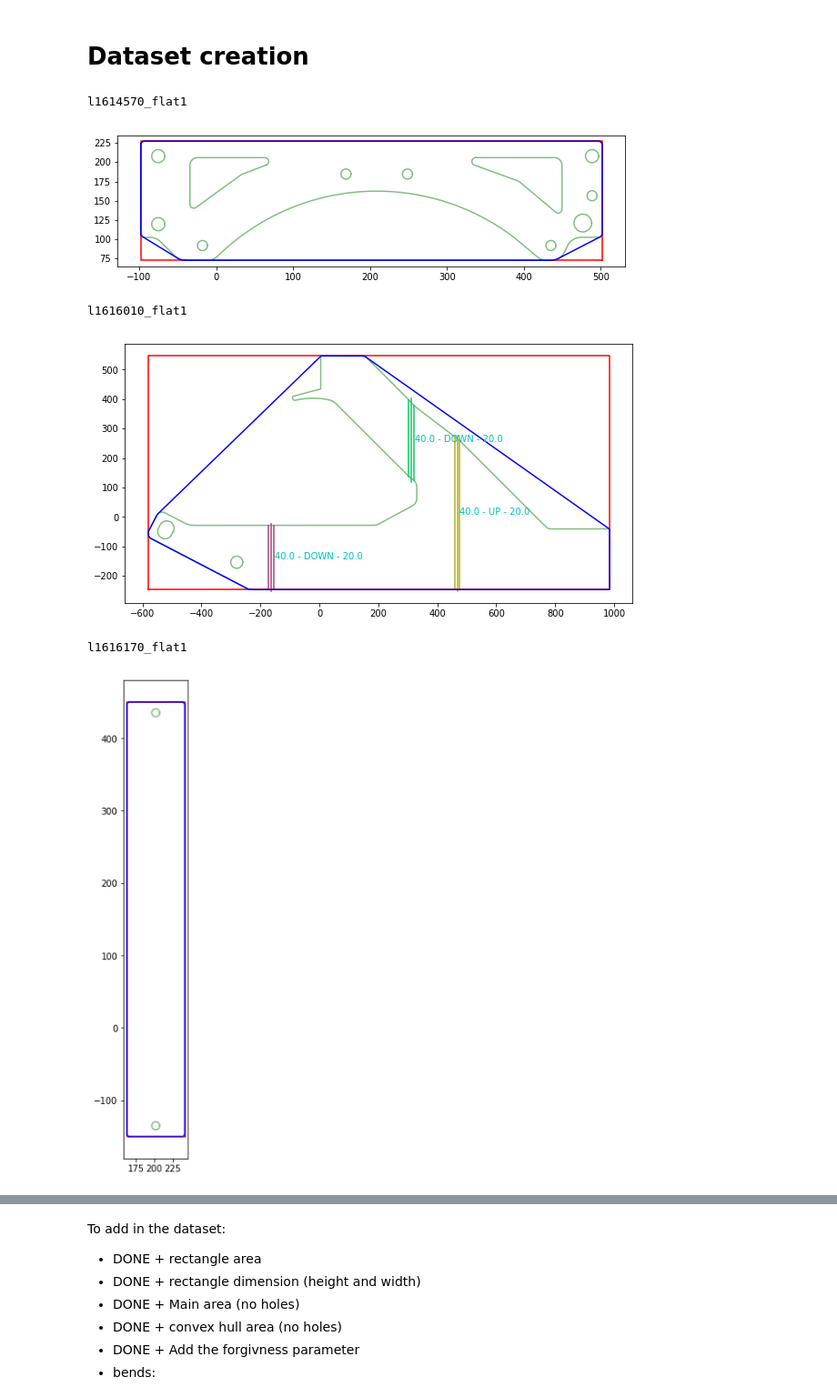
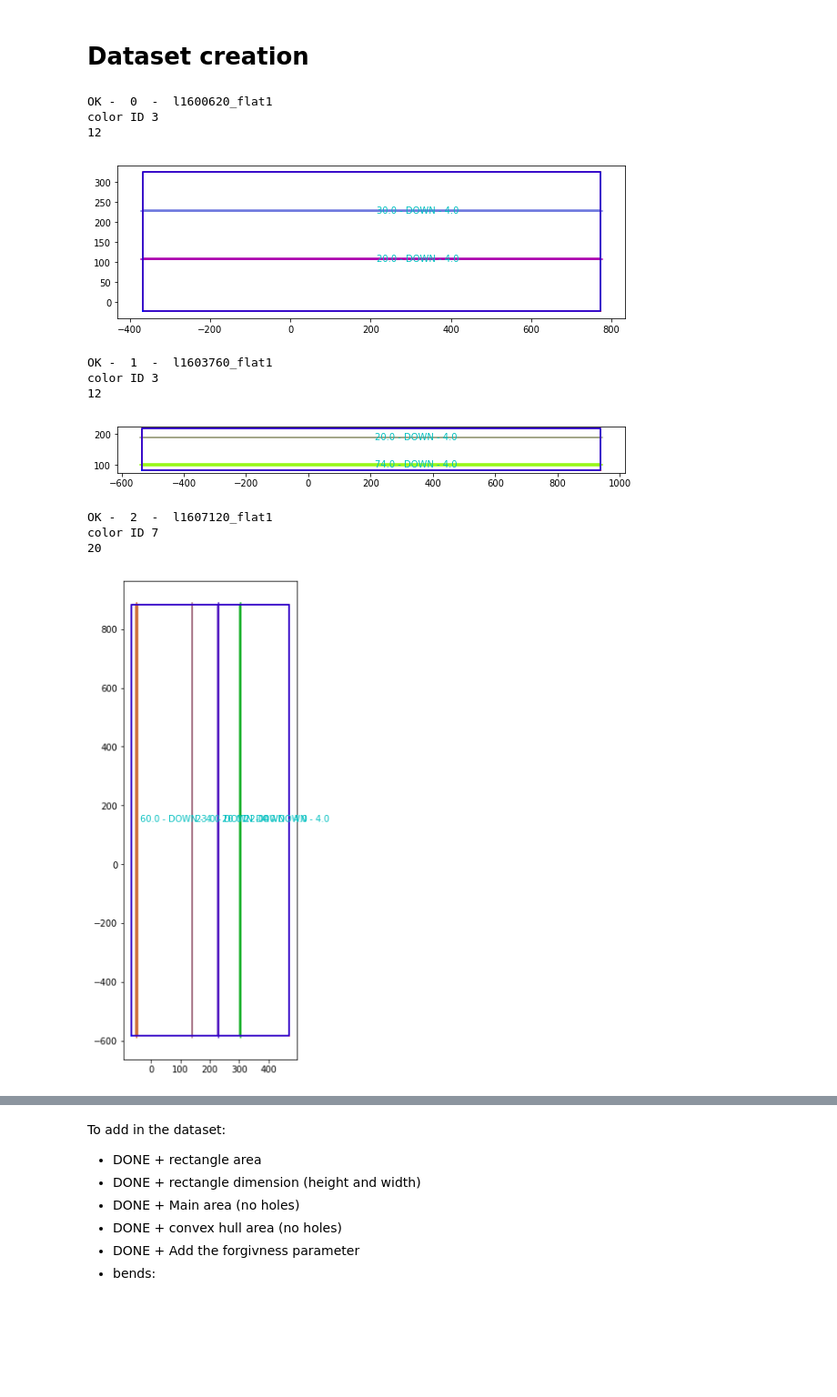
Before and after one commit to rudloffl/sheet-metal-cost-calculator, a Jupyter notebook: Y1 - Notebooks/A1 - dxf parsing.ipynb, the cells around one changed output, grey strips where cells are left out. Shown: that part at 91% size. Saved outputs shown, nothing was run; the diff lists cells and outputs as text; code cells hidden in the pictures; blank space fills up the shorter version.

Commit message:
data analysis start and parser update

```diff
--- a/Y1 - Notebooks/A1 - dxf parsing.ipynb
+++ b/Y1 - Notebooks/A1 - dxf parsing.ipynb
@@ -620,7 +117,11 @@ class DxfParser():
 # %%
-dxfparser = DxfParser(min_edge_length=.5, roundigexp=3)
-print(dxflist[1])
-details = dxfparser.parse(dxflist[1])
+from dxfreader import DxfParser
+
+fileid = 2
+
+dxfparser = DxfParser(min_edge_length=1, roundigexp=2)
+print(dxflist[fileid])
+details = dxfparser.parse(dxflist[fileid])
 details.keys()
 #details['closed_patterns']
 #details['total_surface']
@@ -662,29 +141,42 @@ plot_dxf(details)
 # %%
 #List of all the dixs in the folder
 dxffolder = '../Y2 - Sample DXF'
 dxflist = [os.path.join(dxffolder, file) for file in os.listdir(dxffolder) if file.endswith('.dxf')]
 
 columns = ['cut_length', 'num_closed_patterns', 'num_open_patterns', 'total_area', 'minimum_rectangle_area', 'minimum_rectangle_dim1', 'minimum_rectangle_dim2',
            'convex_hull_area', 'no_hole_area', 'thickness', 'unit', 'material', 'radius', 'bend_radius',
            'bend_angle', 'bend_direction', 'deformation_length', 'possible_imperfection', 'bend_bend_distance',
            'bend_bend_angle', 'merged_bend', 'punch_length',
            'bend_edge_distance', 'bend_edge_angle', 'bend_edge_length']
 
 dataset = pd.DataFrame(columns = columns)
+from dxfreader import DxfParser
 dxfparser = DxfParser(min_edge_length=1, roundigexp=3)
-for dxffile in dxflist[:]:
+for index, dxffile in enumerate(dxflist[:]):
     name = dxffile.split('/')[-1]
     name = name.split('.')[0]
-    print(name)
-    details = dxfparser.parse(dxffile)
-    plot_dxf(details)
+
+
+    try:
+        print('OK - ', index, ' - ', name)
+        details = dxfparser.parse(dxffile)
+        plot_dxf(details)
+    except:
+        print('NOK - ', index, ' - ', name)
+        details = {}
     dataset.loc[name] = [details.get(x, np.nan) for x in dataset.columns]
-dataset.to_csv('../Y2 - Sample DXF/Z1 - dataset.csv')
-dataset.reset_index()
+dataset.to_csv('../B1 - Reports/Z1 - dataset.csv')
+dataset#.reset_index()
 # %% [output]
-l1614570_flat1
+OK -  0  -  l1600620_flat1
+color ID 3
+12
-[figure, old version]
+[figure, new version]
-l1616010_flat1
+OK -  1  -  l1603760_flat1
+color ID 3
+12
-[figure, old version]
+[figure, new version]
-l1616170_flat1
+OK -  2  -  l1607120_flat1
+color ID 7
+20
-[figure, old version]
+[figure, new version]
```
Also changed, not shown: parts of 13 cells of this notebook, 2 other files.
